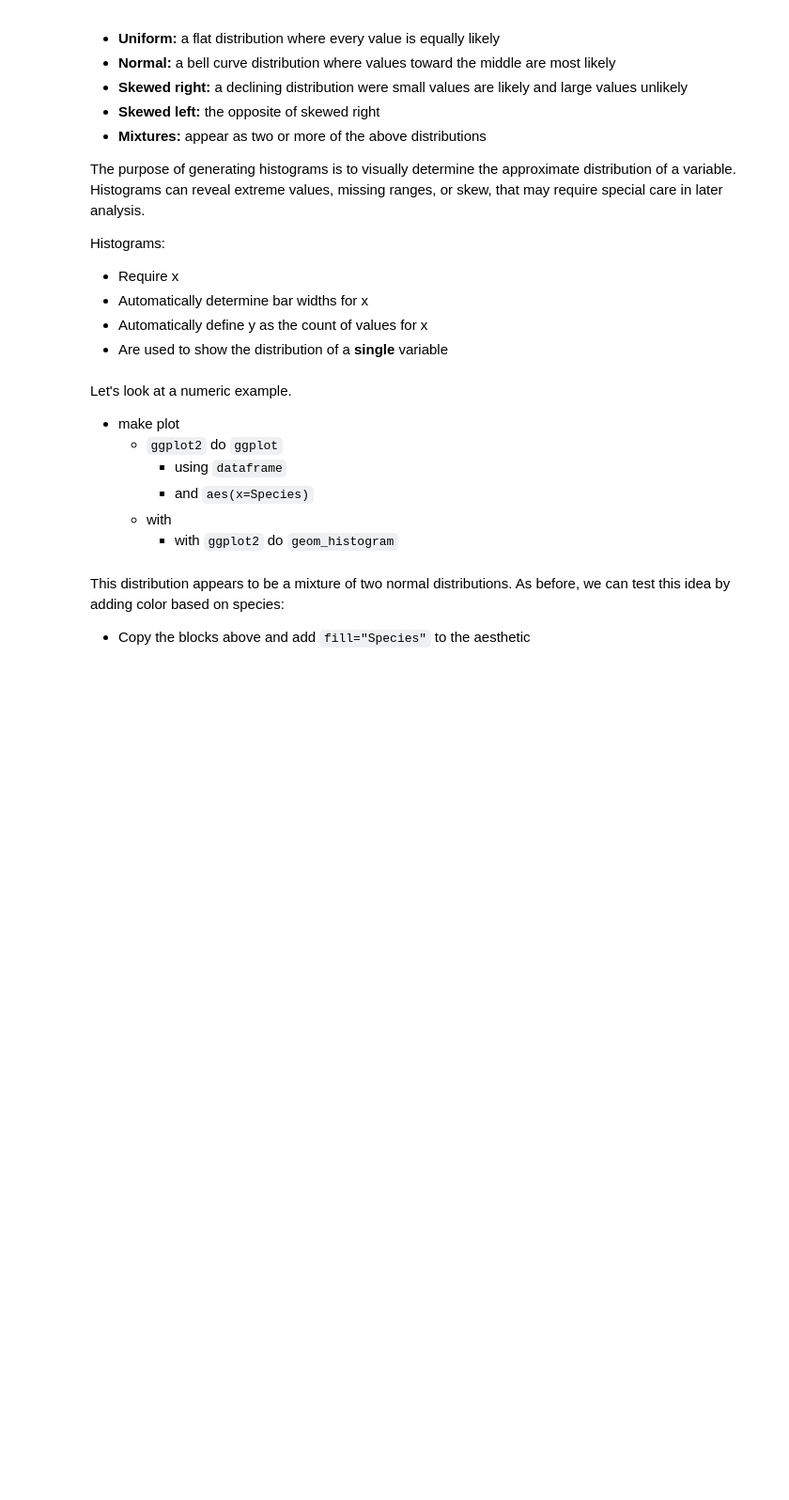
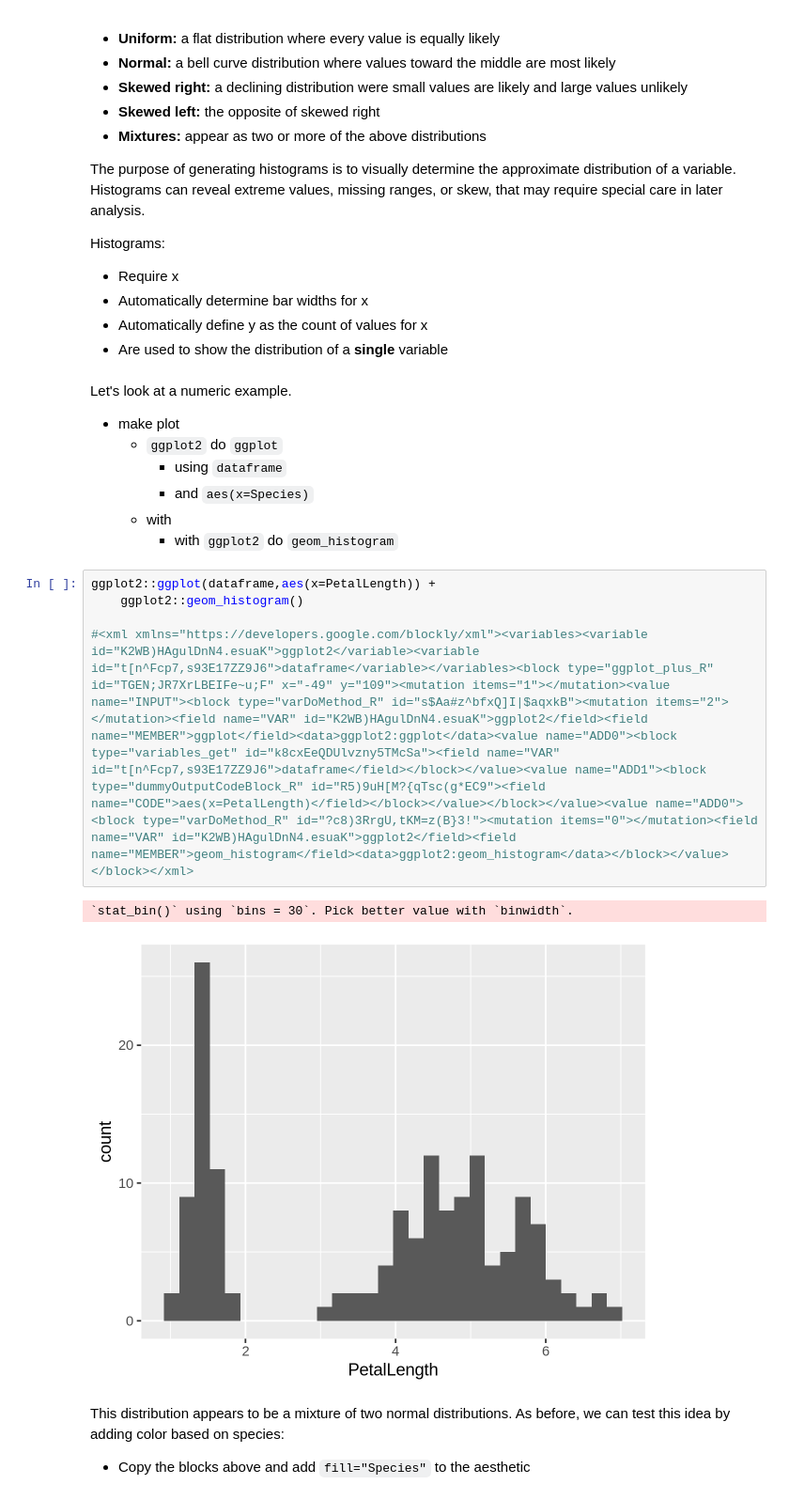
Before and after one commit to memphis-iis/datawhys-content-r-basic-blocks-workshop, a Jupyter notebook: datawhys-content-r-basic-blocks-workshop.ipynb, the cells around one changed output. Shown at 94% size. Drawn from its saved outputs; the diff is of its cells as text; blank space fills up the shorter version.

```diff
--- a/datawhys-content-r-basic-blocks-workshop.ipynb
+++ b/datawhys-content-r-basic-blocks-workshop.ipynb
@@ -661,6 +887,14 @@ Let's look at a numeric example.
         - and `aes(x=Species)`
     - with
         - with `ggplot2` do `geom_histogram`
+# %%
+ggplot2::ggplot(dataframe,aes(x=PetalLength)) +
+    ggplot2::geom_histogram()
+
+#<xml xmlns="https://developers.google.com/blockly/xml"><variables><variable id="K2WB)HAgulDnN4.esuaK">ggplot2</variable><variable id="t[n^Fcp7,s93E17ZZ9J6">dataframe</variable></variables><block type="ggplot_plus_R" id="TGEN;JR7XrLBEIFe~u;F" x="-49" y="109"><mutation items="1"></mutation><value name="INPUT"><block type="varDoMethod_R" id="s$Aa#z^bfxQ]I|$aqxkB"><mutation items="2"></mutation><field name="VAR" id="K2WB)HAgulDnN4.esuaK">ggplot2</field><field name="MEMBER">ggplot</field><data>ggplot2:ggplot</data><value name="ADD0"><block type="variables_get" id="k8cxEeQDUlvzny5TMcSa"><field name="VAR" id="t[n^Fcp7,s93E17ZZ9J6">dataframe</field></block></value><value name="ADD1"><block type="dummyOutputCodeBlock_R" id="R5)9uH[M?{qTsc(g*EC9"><field name="CODE">aes(x=PetalLength)</field></block></value></block></value><value name="ADD0"><block type="varDoMethod_R" id="?c8)3RrgU,tKM=z(B}3!"><mutation items="0"></mutation><field name="VAR" id="K2WB)HAgulDnN4.esuaK">ggplot2</field><field name="MEMBER">geom_histogram</field><data>ggplot2:geom_histogram</data></block></value></block></xml>
+# %% [output]
+`stat_bin()` using `bins = 30`. Pick better value with `binwidth`.
+[figure, added]
 # %% [markdown]
 This distribution appears to be a mixture of two normal distributions.
 As before, we can test this idea by adding color based on species:
```
Also changed, not shown: parts of 45 cells of this notebook, 4 other files.
